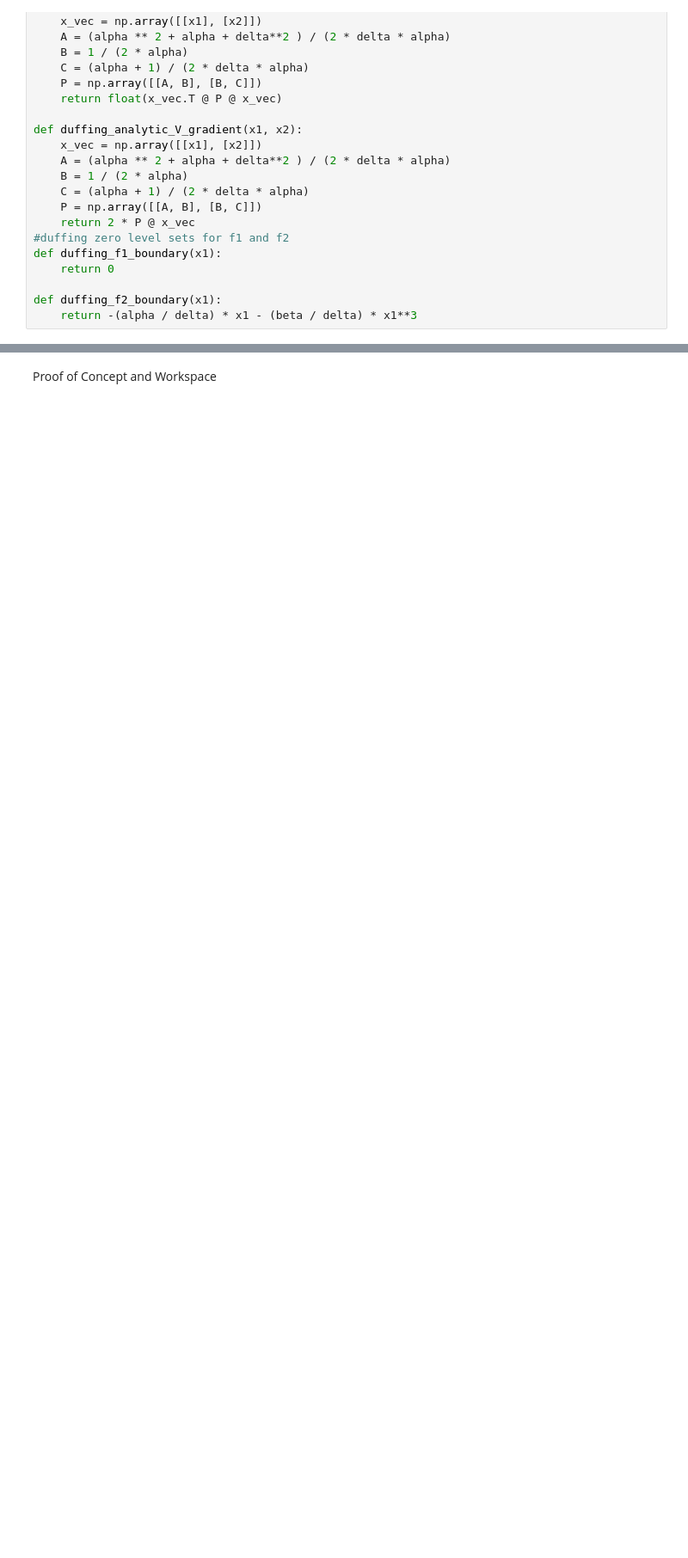
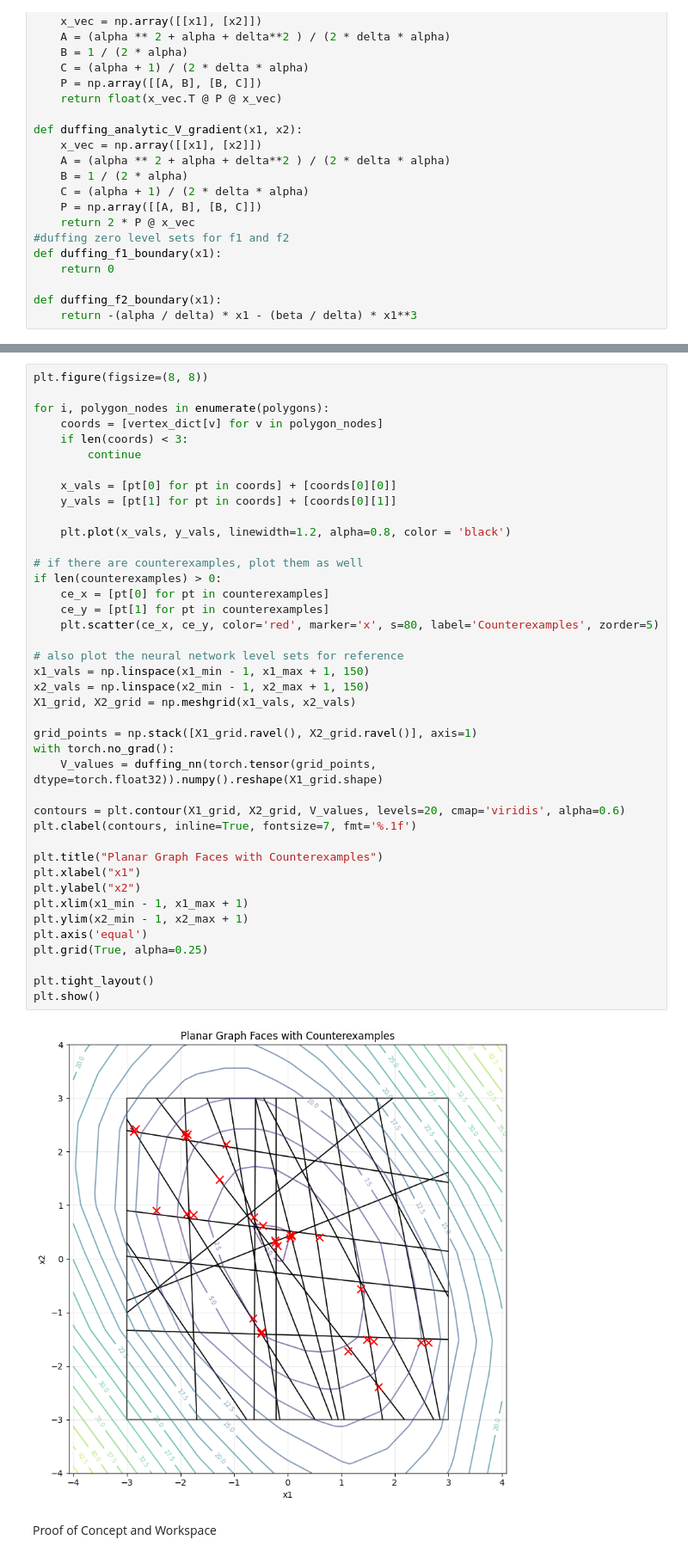
Before and after one commit to Jw1836/NN-Closed-Loop-Verification, a Jupyter notebook: finite_pts_hyperplanes.ipynb, the cells around one changed output, grey strips where cells are left out. Shown at 86% size. Saved outputs shown, nothing was run; the diff lists cells and outputs as text; blank space fills up the shorter version.

```diff
--- a/finite_pts_hyperplanes.ipynb
+++ b/finite_pts_hyperplanes.ipynb
@@ -840,3 +842,46 @@ num counterexamples found:  10
+# %%
+plt.figure(figsize=(8, 8))
+
+for i, polygon_nodes in enumerate(polygons):
+    coords = [vertex_dict[v] for v in polygon_nodes]
+    if len(coords) < 3:
+        continue
+
+    x_vals = [pt[0] for pt in coords] + [coords[0][0]]
+    y_vals = [pt[1] for pt in coords] + [coords[0][1]]
+
+    plt.plot(x_vals, y_vals, linewidth=1.2, alpha=0.8, color = 'black')
+
+# if there are counterexamples, plot them as well
+if len(counterexamples) > 0:
+    ce_x = [pt[0] for pt in counterexamples]
+    ce_y = [pt[1] for pt in counterexamples]
+    plt.scatter(ce_x, ce_y, color='red', marker='x', s=80, label='Counterexamples', zorder=5)
+
+# also plot the neural network level sets for reference
+x1_vals = np.linspace(x1_min - 1, x1_max + 1, 150)
+x2_vals = np.linspace(x2_min - 1, x2_max + 1, 150)
+X1_grid, X2_grid = np.meshgrid(x1_vals, x2_vals)
+
+grid_points = np.stack([X1_grid.ravel(), X2_grid.ravel()], axis=1)
+with torch.no_grad():
+    V_values = duffing_nn(torch.tensor(grid_points, dtype=torch.float32)).numpy().reshape(X1_grid.shape)
+
+contours = plt.contour(X1_grid, X2_grid, V_values, levels=20, cmap='viridis', alpha=0.6)
+plt.clabel(contours, inline=True, fontsize=7, fmt='%.1f')
+
+plt.title("Planar Graph Faces with Counterexamples")
+plt.xlabel("x1")
+plt.ylabel("x2")
+plt.xlim(x1_min - 1, x1_max + 1)
+plt.ylim(x2_min - 1, x2_max + 1)
+plt.axis('equal')
+plt.grid(True, alpha=0.25)
+
+plt.tight_layout()
+plt.show()
+# %% [output]
+[figure, added]
 # %% [markdown]
 Proof of Concept and Workspace
 # %%
```
Also changed, not shown: parts of 4 cells of this notebook.
